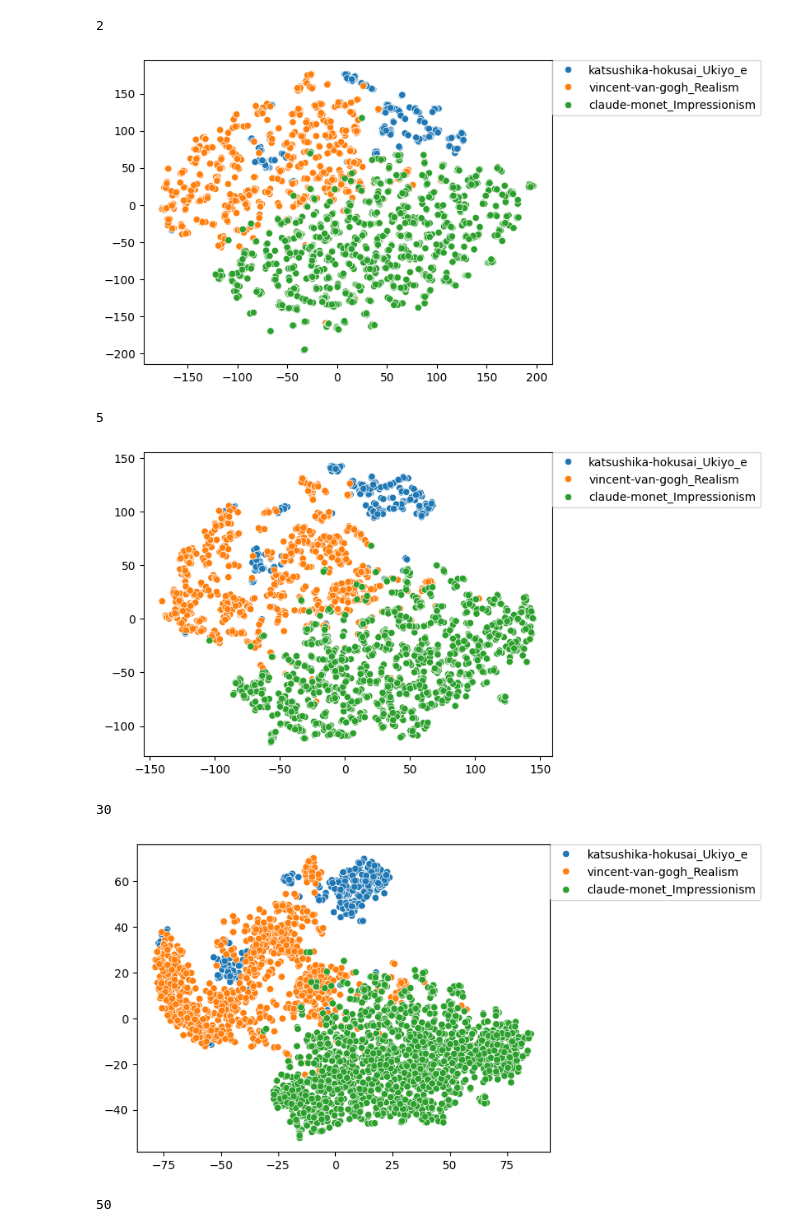
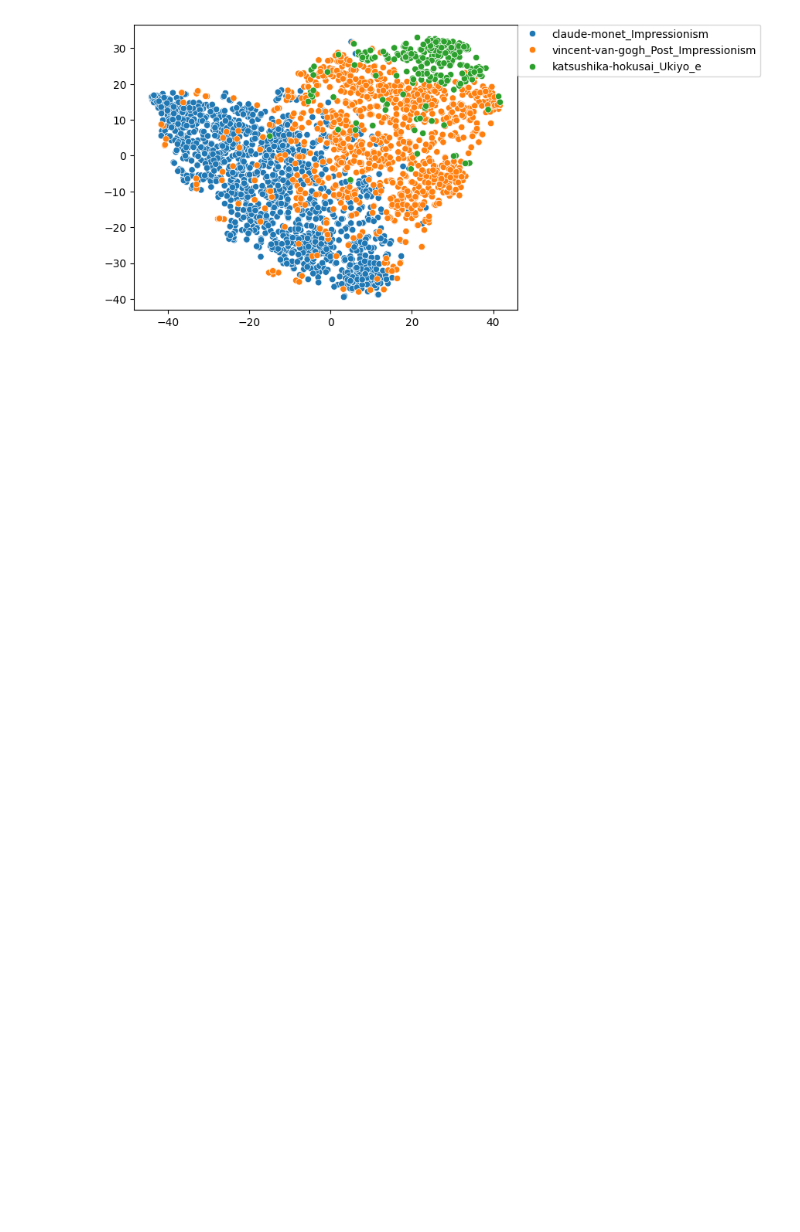
Before and after one commit to gvalson/cisc-684-style-transfer, a Jupyter notebook: visualization.ipynb, the cells around one changed output. Cells and saved outputs as stored; diff of their text form; code cells hidden in the pictures; blank space fills up the shorter version.

Commit message:
Implement image selection

```diff
--- a/visualization.ipynb
+++ b/visualization.ipynb
@@ -8,13 +8,13 @@ import matplotlib.pyplot as plt
 import seaborn as sns
 
 features, artists, styles, classes = [], [], [], []
-for feature_file in os.listdir('./features'):
+for feature_file in os.listdir('./features_lum'):
     artist, style = feature_file.replace('.npy', '').split('_')[:2]
-    feature = np.load(os.path.join('./features', feature_file))
+    feature = np.load(os.path.join('./features_lum', feature_file))
     features.extend([i for i in feature])
     artists.extend([artist] * len(feature))
     styles.extend([style] * len(feature))
-    classes.extend([feature_file.replace('.npy', '')] * len(feature))
+    classes.extend([feature_file.replace('.npy', '').replace('_lum', '')] * len(feature))
 df = pd.DataFrame({'feature': features, 'artist': artists, 'style': styles, 'class': classes})
 df.head()
 # %% [output]
@@ -28,7 +28,7 @@ df.head()
 # subset = df[df['artist'] == 'pablo-picasso']
 # subset = df[df['style'] == 'Impressionism']
 # subset = df[(df['style'] == 'Realism') | (df['style'] == 'Impressionism')]
-subset = df[(df['class'] == 'claude-monet_Impressionism') | (df['class'] == 'vincent-van-gogh_Realism') | (df['class'] == 'katsushika-hokusai_Ukiyo_e')]
+subset = df[(df['class'] == 'claude-monet_Impressionism') | (df['class'] == 'vincent-van-gogh_Post_Impressionism') | (df['class'] == 'katsushika-hokusai_Ukiyo_e')]
 pca = PCA(n_components=50)
 pca_50 = pca.fit_transform(np.stack(subset['feature'].values))
 print(np.sum(pca.explained_variance_ratio_))
@@ -37,16 +41,15 @@ print(np.sum(pca.explained_variance_ratio_))
 # %%
-for perplexity in [2, 5, 30, 50, 100]:
-    print(perplexity)
-    tsne_x, tsne_y = TSNE(perplexity=perplexity, n_iter=5000).fit_transform(pca_50).T
-    plt.figure()
-    sns.scatterplot(x=tsne_x, y=tsne_y, hue=subset['class'].values)
-    plt.legend(bbox_to_anchor=(1, 1), loc=2, borderaxespad=0.)
-    plt.show()
+# for perplexity in [2, 5, 30, 50, 100]:
+#     print(perplexity)
+perplexity = 50
+tsne = TSNE(perplexity=perplexity)
+# pca = PCA(n_components=2)
+# pca.fit(np.stack(subset['feature'].values))
+# tsne_x, tsne_y = pca.transform(np.stack(subset['feature'].values)).T
+tsne_x, tsne_y = tsne.fit_transform(pca_50).T
+plt.figure()
+sns.scatterplot(x=tsne_x, y=tsne_y, hue=subset['class'].values)
+plt.legend(bbox_to_anchor=(1, 1), loc=2, borderaxespad=0.)
+plt.show()
 # %% [output]
-2
-[figure, old version]
+[figure, new version]
-5
-[figure, removed]
-30
-[figure, removed]
-50
```
Also changed, not shown: parts of 7 cells of this notebook, 4 other files.
